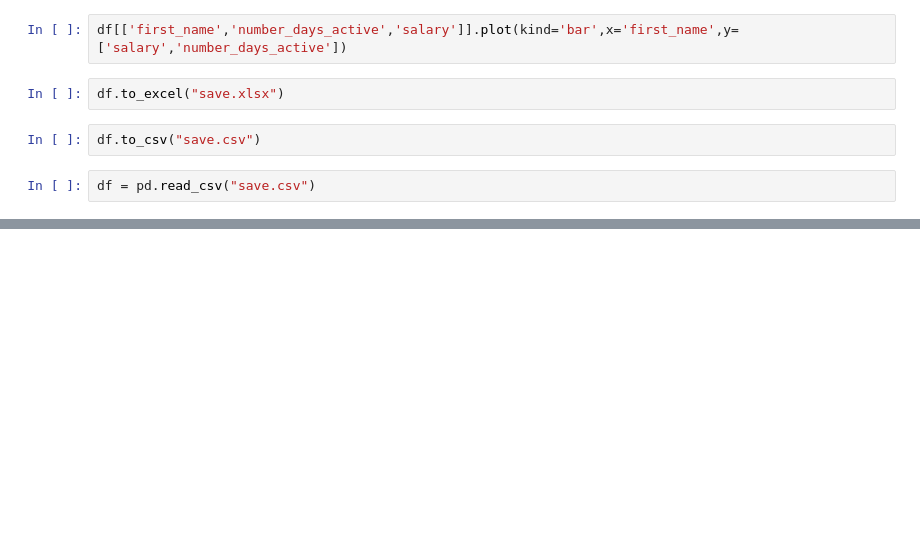
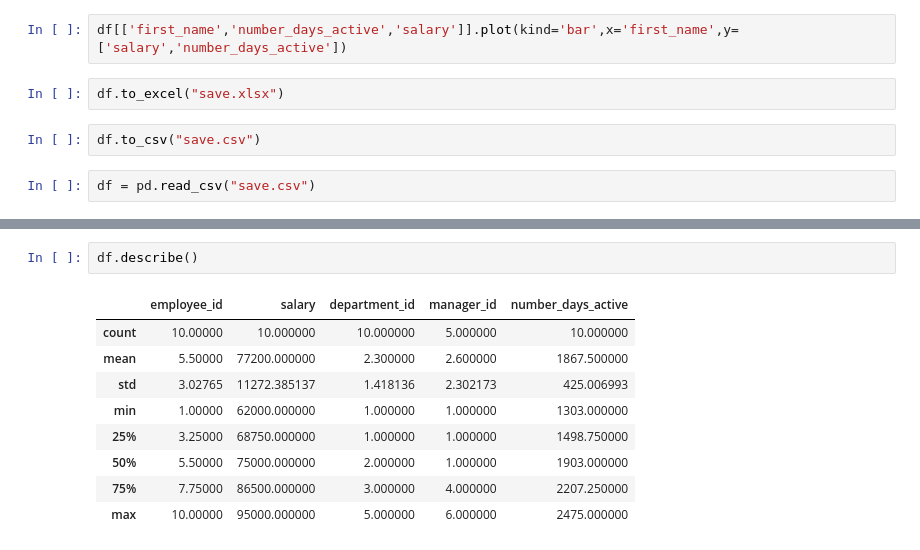
Before and after one commit to dhanushnayak/VR_Training_GenAI_Dhanush, a Jupyter notebook: module_2/notebooks/01_iNTRO_SQL.ipynb, the cells around one changed output, grey strips where cells are left out. Drawn from its saved outputs; the diff is of its cells as text; blank space fills up the shorter version.

```diff
--- a/module_2/notebooks/01_iNTRO_SQL.ipynb
+++ b/module_2/notebooks/01_iNTRO_SQL.ipynb
@@ -548,0 +586,12 @@ df
+# %%
+df.describe()
+# %% [output]
+|  | employee_id | salary | department_id | manager_id | number_days_active |
+| count | 10.00000 | 10.000000 | 10.000000 | 5.000000 | 10.000000 |
+| mean | 5.50000 | 77200.000000 | 2.300000 | 2.600000 | 1867.500000 |
+| std | 3.02765 | 11272.385137 | 1.418136 | 2.302173 | 425.006993 |
+| min | 1.00000 | 62000.000000 | 1.000000 | 1.000000 | 1303.000000 |
+| 25% | 3.25000 | 68750.000000 | 1.000000 | 1.000000 | 1498.750000 |
+| 50% | 5.50000 | 75000.000000 | 2.000000 | 1.000000 | 1903.000000 |
+| 75% | 7.75000 | 86500.000000 | 3.000000 | 4.000000 | 2207.250000 |
+| max | 10.00000 | 95000.000000 | 5.000000 | 6.000000 | 2475.000000 |
```
Also changed, not shown: parts of 21 cells of this notebook.
